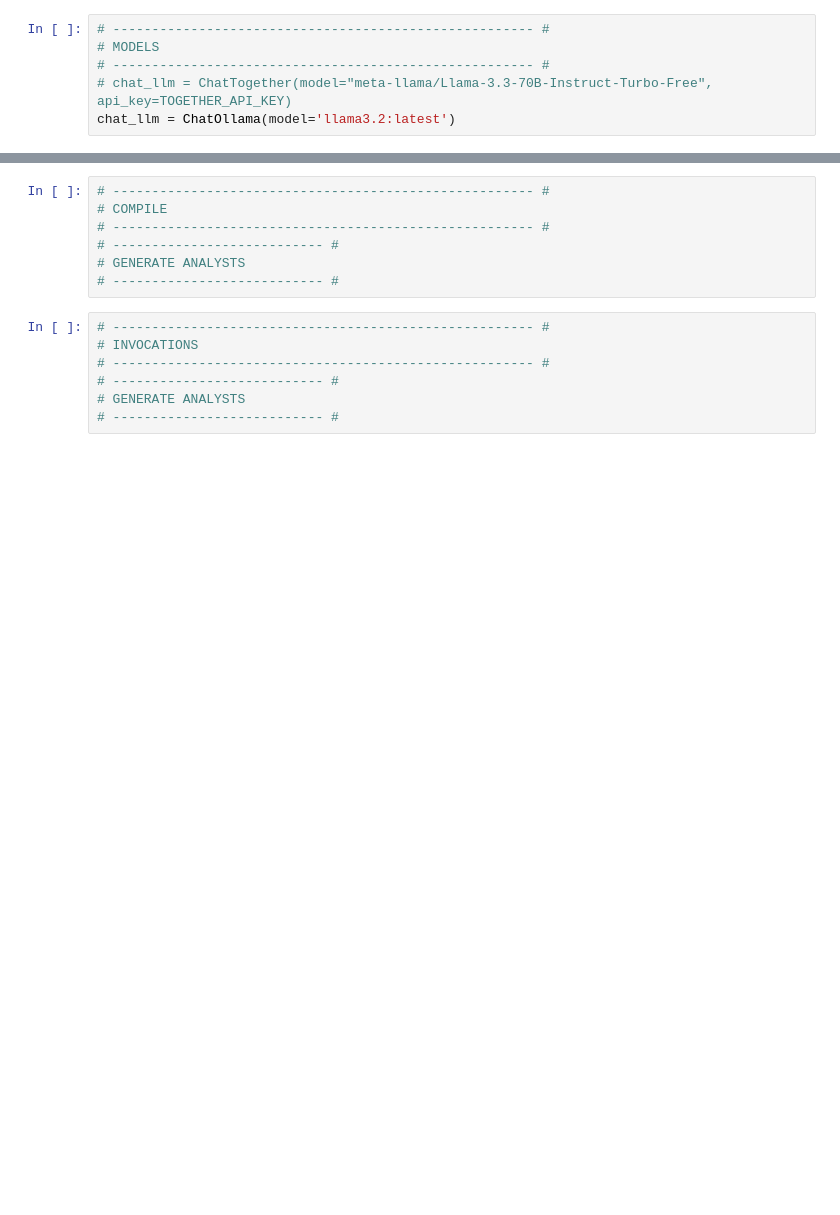
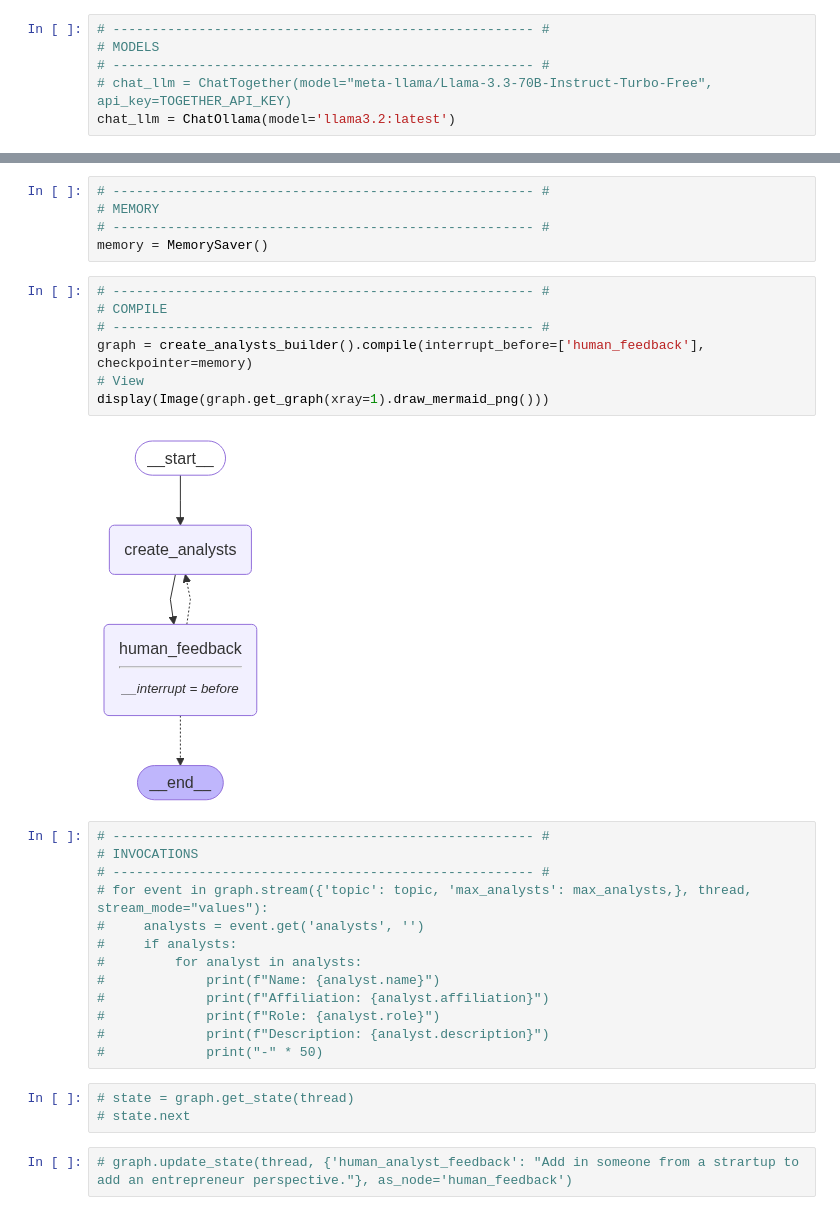
Before and after one commit to Arseni1919/Learning_LangGraph, a Jupyter notebook: x_mod_4_research_assistant.ipynb, the cells around one changed output, grey strips where cells are left out. Cells and saved outputs as stored; diff of their text form; blank space fills up the shorter version.

```diff
--- a/x_mod_4_research_assistant.ipynb
+++ b/x_mod_4_research_assistant.ipynb
@@ -101,14 +588,32 @@ class GenerateAnalystsState(TypedDict):
+# %%
+# ------------------------------------------------------ #
+# MEMORY
+# ------------------------------------------------------ #
+memory = MemorySaver()
 # %%
 # ------------------------------------------------------ #
 # COMPILE
 # ------------------------------------------------------ #
-# --------------------------- #
-# GENERATE ANALYSTS
-# --------------------------- #
+graph = create_analysts_builder().compile(interrupt_before=['human_feedback'], checkpointer=memory)
+# View
+display(Image(graph.get_graph(xray=1).draw_mermaid_png()))
+# %% [output]
+[figure, added]
 # %%
 # ------------------------------------------------------ #
 # INVOCATIONS
 # ------------------------------------------------------ #
-# --------------------------- #
-# GENERATE ANALYSTS
-# --------------------------- #
+# for event in graph.stream({'topic': topic, 'max_analysts': max_analysts,}, thread, stream_mode="values"):
+#     analysts = event.get('analysts', '')
+#     if analysts:
+#         for analyst in analysts:
+#             print(f"Name: {analyst.name}")
+#             print(f"Affiliation: {analyst.affiliation}")
+#             print(f"Role: {analyst.role}")
+#             print(f"Description: {analyst.description}")
+#             print("-" * 50)
+# %%
+# state = graph.get_state(thread)
+# state.next
+# %%
+# graph.update_state(thread, {'human_analyst_feedback': "Add in someone from a strartup to add an entrepreneur perspective."}, as_node='human_feedback')
```
Also changed, not shown: parts of 22 cells of this notebook, 5 other files.
